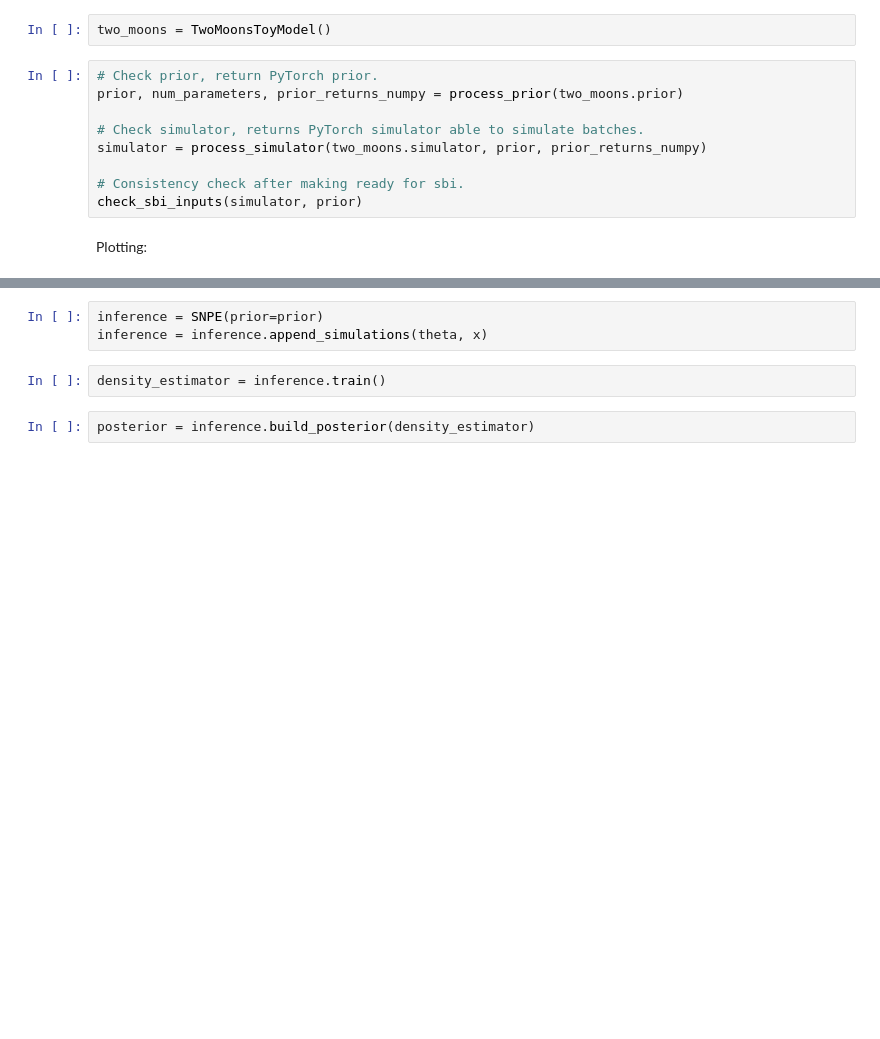
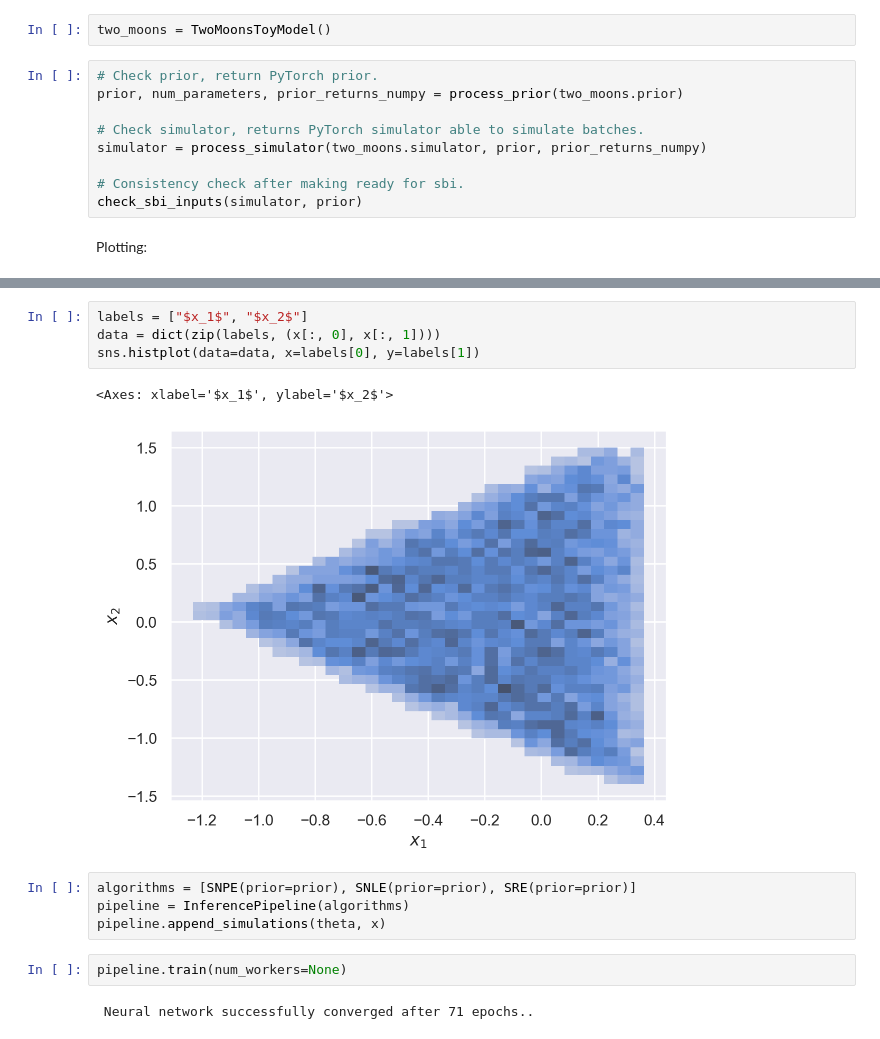
Before and after one commit to binado/sbisandbox, a Jupyter notebook: notebooks/twomoons.ipynb, the cells around one changed output, grey strips where cells are left out. Cells and saved outputs as stored; diff of their text form; blank space fills up the shorter version.

```diff
--- a/notebooks/twomoons.ipynb
+++ b/notebooks/twomoons.ipynb
@@ -44,9 +66,17 @@ plt.show()
+# %%
+labels = ["$x_1$", "$x_2$"]
+data = dict(zip(labels, (x[:, 0], x[:, 1])))
+sns.histplot(data=data, x=labels[0], y=labels[1])
+# %% [output]
+<Axes: xlabel='$x_1$', ylabel='$x_2$'>
+[figure, added]
 # %%
-inference = SNPE(prior=prior)
-inference = inference.append_simulations(theta, x)
+algorithms = [SNPE(prior=prior), SNLE(prior=prior), SRE(prior=prior)]
+pipeline = InferencePipeline(algorithms)
+pipeline.append_simulations(theta, x)
-# %%
-density_estimator = inference.train()
-# %%
-posterior = inference.build_posterior(density_estimator)
+# %%
+pipeline.train(num_workers=None)
+# %% [output]
+ Neural network successfully converged after 71 epochs..
 # %%
 x_0 = torch.zeros(2)
```
Also changed, not shown: parts of 4 cells of this notebook.
